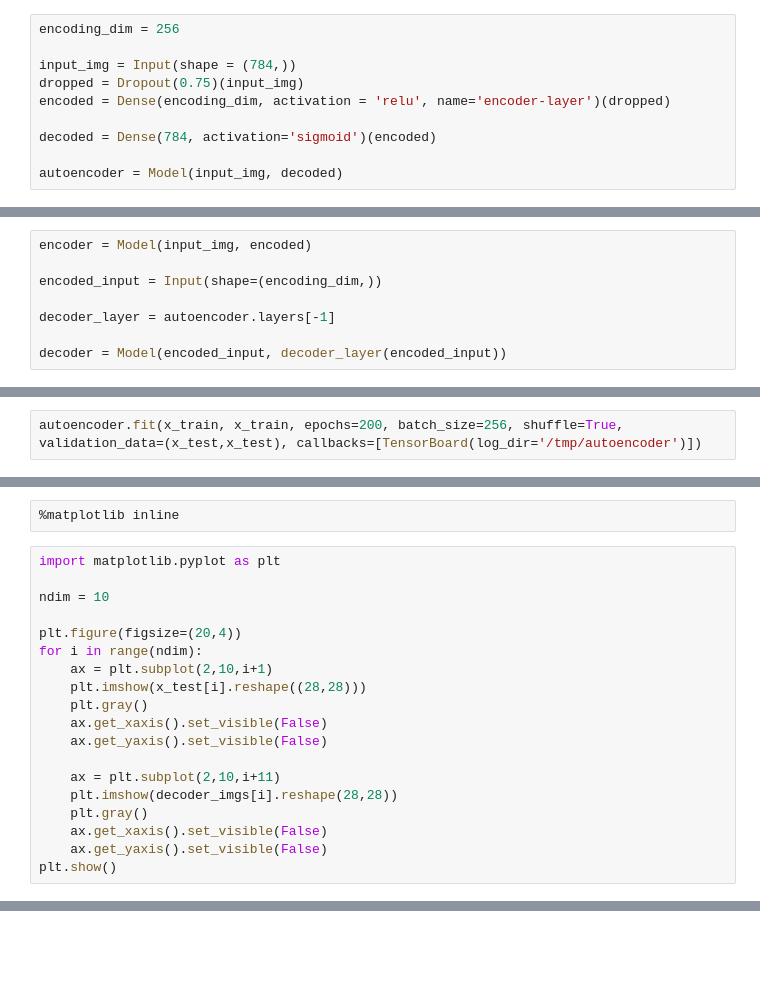
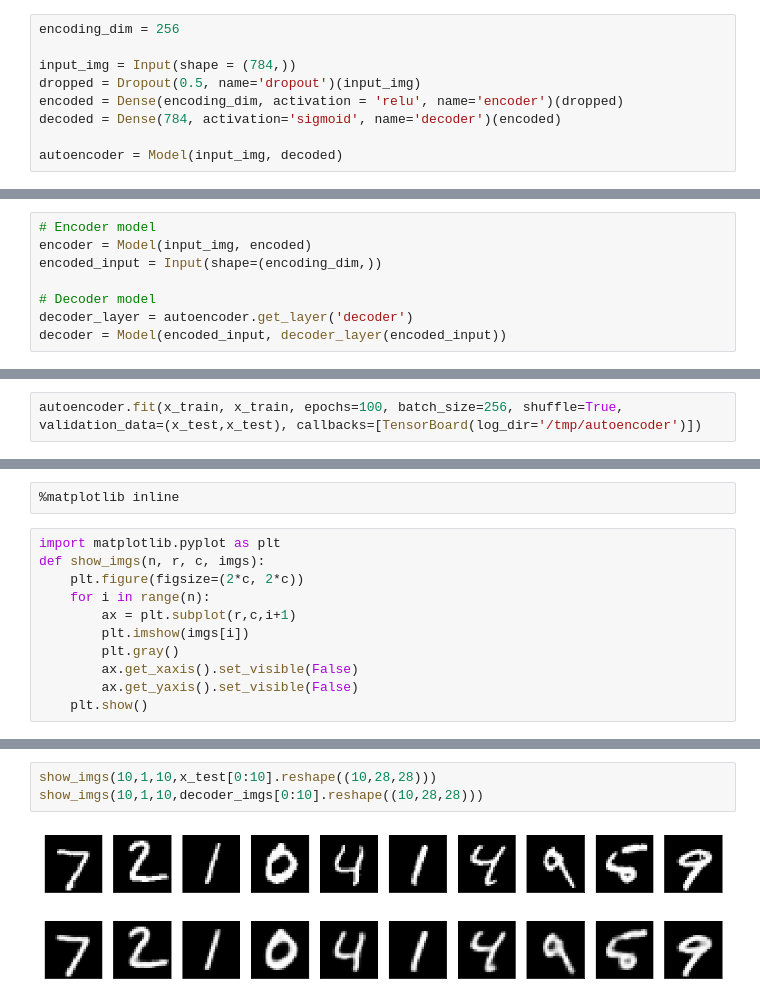
Before and after one commit to vinodreddyg/autoencoders, a Jupyter notebook: Denoising Autoencoder for MNIST.ipynb, the cells around one changed output, grey strips where cells are left out. Saved outputs shown, nothing was run; the diff lists cells and outputs as text; blank space fills up the shorter version.

Commit message:
Add denoising mnist images

```diff
--- a/Denoising Autoencoder for MNIST.ipynb
+++ b/Denoising Autoencoder for MNIST.ipynb
@@ -8,9 +10,8 @@ from keras.optimizers import Adam
 encoding_dim = 256
 
 input_img = Input(shape = (784,))
-dropped = Dropout(0.75)(input_img)
-encoded = Dense(encoding_dim, activation = 'relu', name='encoder-layer')(dropped)
-
-decoded = Dense(784, activation='sigmoid')(encoded)
+dropped = Dropout(0.5, name='dropout')(input_img)
+encoded = Dense(encoding_dim, activation = 'relu', name='encoder')(dropped)
+decoded = Dense(784, activation='sigmoid', name='decoder')(encoded)
 
 autoencoder = Model(input_img, decoded)
@@ -17,10 +36,10 @@ autoencoder = Model(input_img, decoded)
 # %%
+# Encoder model
 encoder = Model(input_img, encoded)
-
 encoded_input = Input(shape=(encoding_dim,))
 
-decoder_layer = autoencoder.layers[-1]
-
+# Decoder model
+decoder_layer = autoencoder.get_layer('decoder')
 decoder = Model(encoded_input, decoder_layer(encoded_input))
 # %%
 autoencoder.compile(optimizer=Adam(lr = 0.001), loss='binary_crossentropy')
@@ -36,6 +55,6 @@ x_test = x_test.astype('float32')/255
 x_train = x_train.reshape((len(x_train), np.prod(x_train.shape[1:])))
 x_test = x_test.reshape((len(x_test), np.prod(x_test.shape[1:])))
 # %%
-autoencoder.fit(x_train, x_train, epochs=200, batch_size=256, shuffle=True, validation_data=(x_test,x_test), callbacks=[TensorBoard(log_dir='/tmp/autoencoder')])
+autoencoder.fit(x_train, x_train, epochs=100, batch_size=256, shuffle=True, validation_data=(x_test,x_test), callbacks=[TensorBoard(log_dir='/tmp/autoencoder')])
 # %% [output]
 Train on 60000 samples, validate on 10000 samples
@@ -69,20 +88,12 @@ decoder_imgs = decoder.predict(encoder_imgs)
 %matplotlib inline
 # %%
 import matplotlib.pyplot as plt
-
-ndim = 10
-
-plt.figure(figsize=(20,4))
-for i in range(ndim):
-    ax = plt.subplot(2,10,i+1)
-    plt.imshow(x_test[i].reshape((28,28)))
-    plt.gray()
-    ax.get_xaxis().set_visible(False)
-    ax.get_yaxis().set_visible(False)
-
-    ax = plt.subplot(2,10,i+11)
-    plt.imshow(decoder_imgs[i].reshape(28,28))
-    plt.gray()
-    ax.get_xaxis().set_visible(False)
-    ax.get_yaxis().set_visible(False)
-plt.show()
+def show_imgs(n, r, c, imgs):
+    plt.figure(figsize=(2*c, 2*c))
+    for i in range(n):
+        ax = plt.subplot(r,c,i+1)
+        plt.imshow(imgs[i])
+        plt.gray()
+        ax.get_xaxis().set_visible(False)
+        ax.get_yaxis().set_visible(False)
+    plt.show()
@@ -104,0 +100,6 @@ plt.show()
+# %%
+show_imgs(10,1,10,x_test[0:10].reshape((10,28,28)))
+show_imgs(10,1,10,decoder_imgs[0:10].reshape((10,28,28)))
+# %% [output]
+[figure, added]
+[figure, added]
```
Also changed, not shown: parts of 9 cells of this notebook, 1 other file.
